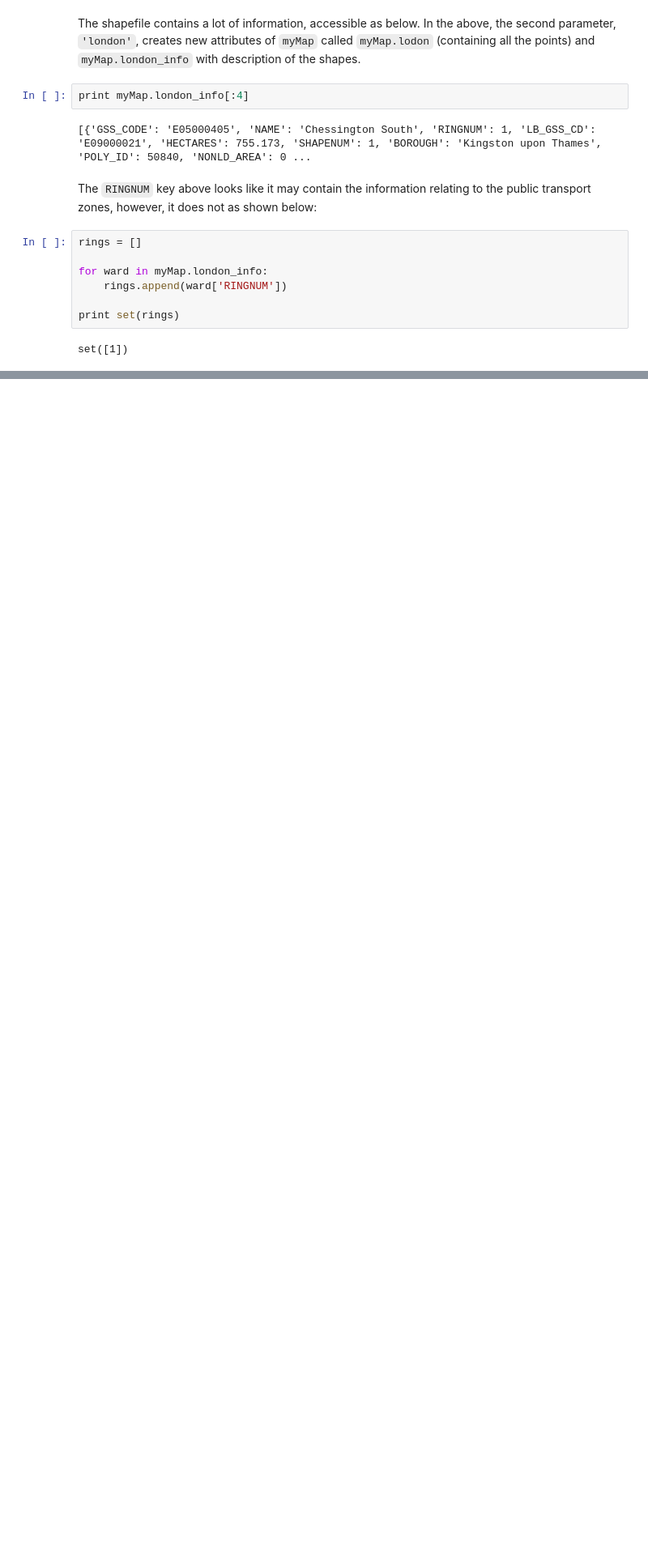
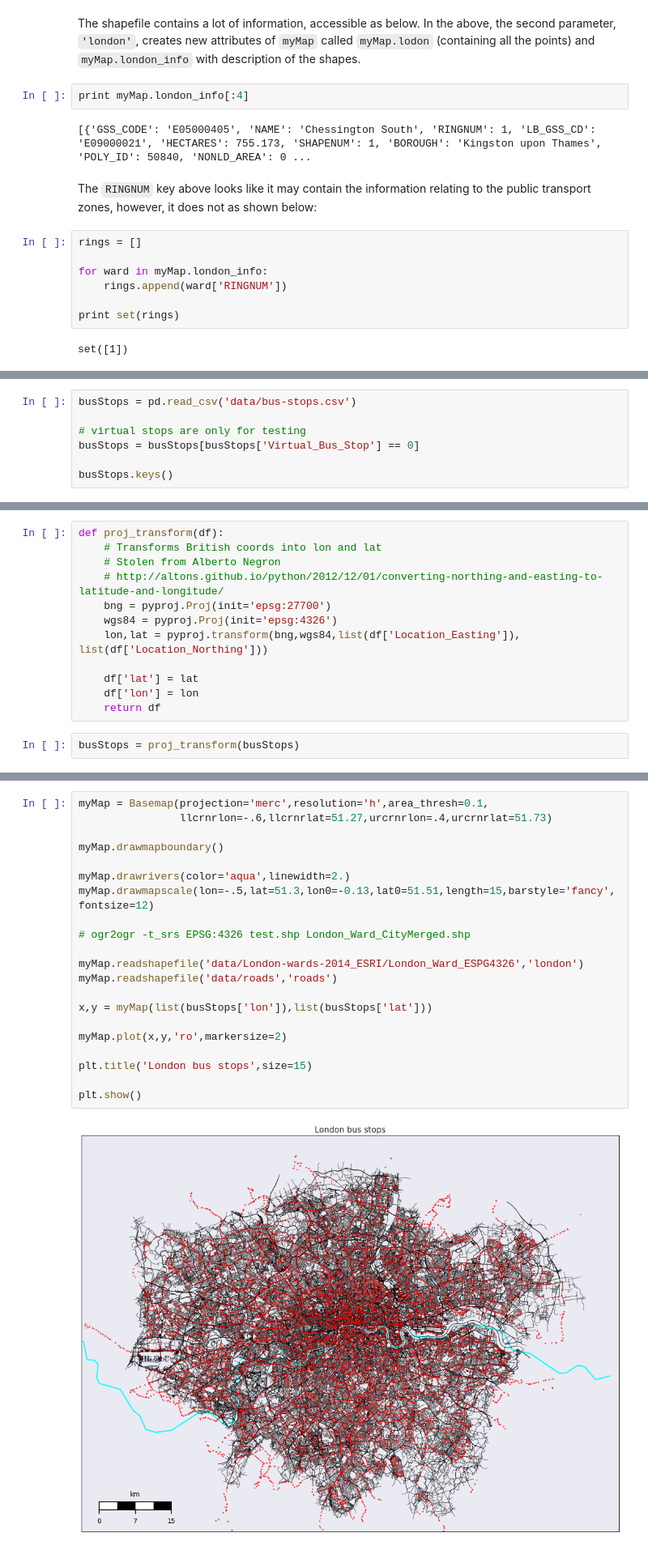
Before and after one commit to ondrejiayc/mapCrap, a Jupyter notebook: draw_map.ipynb, the cells around one changed output, grey strips where cells are left out. Shown at 81% size. Cells and saved outputs as stored; diff of their text form; blank space fills up the shorter version.

Commit message:
Bus stops included in the map.

```diff
--- a/draw_map.ipynb
+++ b/draw_map.ipynb
@@ -51,0 +58,7 @@ set([1])
+# %%
+busStops = pd.read_csv('data/bus-stops.csv')
+
+# virtual stops are only for testing
+busStops = busStops[busStops['Virtual_Bus_Stop'] == 0]
+
+busStops.keys()
@@ -51,0 +74,14 @@ set([1])
+# %%
+def proj_transform(df):
+    # Transforms British coords into lon and lat
+    # Stolen from Alberto Negron
+    # http://altons.github.io/python/2012/12/01/converting-northing-and-easting-to-latitude-and-longitude/
+    bng = pyproj.Proj(init='epsg:27700')
+    wgs84 = pyproj.Proj(init='epsg:4326')
+    lon,lat = pyproj.transform(bng,wgs84,list(df['Location_Easting']), list(df['Location_Northing']))
+
+    df['lat'] = lat
+    df['lon'] = lon
+    return df
+# %%
+busStops = proj_transform(busStops)
@@ -51,0 +90,23 @@ set([1])
+# %%
+myMap = Basemap(projection='merc',resolution='h',area_thresh=0.1,
+                llcrnrlon=-.6,llcrnrlat=51.27,urcrnrlon=.4,urcrnrlat=51.73)
+
+myMap.drawmapboundary()
+
+myMap.drawrivers(color='aqua',linewidth=2.)
+myMap.drawmapscale(lon=-.5,lat=51.3,lon0=-0.13,lat0=51.51,length=15,barstyle='fancy',fontsize=12)
+
+# ogr2ogr -t_srs EPSG:4326 test.shp London_Ward_CityMerged.shp
+
+myMap.readshapefile('data/London-wards-2014_ESRI/London_Ward_ESPG4326','london')
+myMap.readshapefile('data/roads','roads')
+
+x,y = myMap(list(busStops['lon']),list(busStops['lat']))
+
+myMap.plot(x,y,'ro',markersize=2)
+
+plt.title('London bus stops',size=15)
+
+plt.show()
+# %% [output]
+[figure, added]
```
Also changed, not shown: parts of 11 cells of this notebook.
